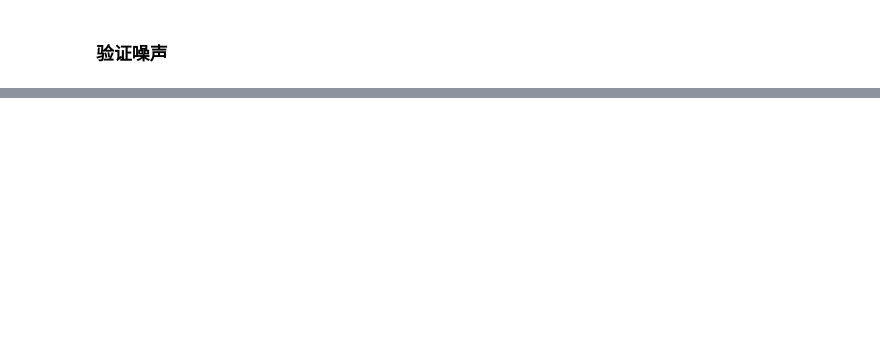
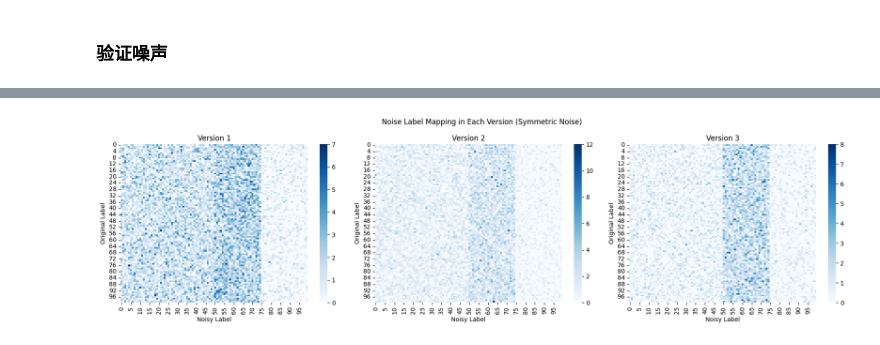
Before and after one commit to rainmilk/contra, a Jupyter notebook: result_analysis/dataset_analysis.ipynb, the cells around one changed output, grey strips where cells are left out. Saved outputs shown, nothing was run; the diff lists cells and outputs as text; code cells hidden in the pictures; blank space fills up the shorter version.

```diff
--- a/result_analysis/dataset_analysis.ipynb
+++ b/result_analysis/dataset_analysis.ipynb
@@ -731,0 +994,81 @@ Error loading labels for version 3: [Errno 2] No such file or directory: '../dat
+# %%
+import os
+import numpy as np
+import matplotlib.pyplot as plt
+import seaborn as sns
+import torch
+
+# 定义数据集的路径
+base_dir_asym = "../data/cifar-100/gen/nr_0.2_nt_asymmetric"
+base_dir_sym = "../data/cifar-100/gen/nr_0.2_nt_symmetric"
+num_versions = 3  # 假设有3个增量版本
+num_classes = 100  # CIFAR-100 共有100个类
+num_replay_samples = 2500  # D_a 包含的样本数
+
+# 加载每个版本的原始标签和噪声标签
+def load_labels(version, base_dir):
+    original_labels_path = os.path.join(base_dir, f"D_inc_0_labels.npy")  # 固定增量标签文件名
+    noisy_labels_path = os.path.join(base_dir, f"D_tr_labels_version_{version}.npy")
+
+    try:
+        original_labels = torch.load(original_labels_path).numpy()  # 使用 torch.load 并转换为 numpy
+        noisy_labels = torch.load(noisy_labels_path).numpy()
+
+        # 调试输出标签的大小
+        print(f"Version {version}: original_labels size = {len(original_labels)}, noisy_labels size = {len(noisy_labels)}")
+
+        # 剔除重放数据 D_a 的标签部分
+        noisy_labels = noisy_labels[num_replay_samples:]  # 从增量部分开始
+
+        # 确保 noisy_labels 和 original_labels 大小一致
+        if len(noisy_labels) != len(original_labels):
+            print(f"Mismatch detected in version {version}: Adjusting sizes")
+            if len(noisy_labels) > len(original_labels):
+                noisy_labels = noisy_labels[:len(original_labels)]
+            else:
+                original_labels = original_labels[:len(noisy_labels)]
+
+        return original_labels, noisy_labels
+    except Exception as e:
+        print(f"Error loading labels for version {version}: {e}")
+        return None, None
+
+# 计算并可视化对称噪声和非对称噪声的效果
+def plot_noise_effect(base_dir, noise_type):
+    plt.style.use("default")
+    fig, axs = plt.subplots(1, num_versions, figsize=(18, 5))
+    fig.suptitle(f"Noise Label Mapping in Each Version ({noise_type} Noise)")
+
+    for version in range(1, num_versions + 1):
+        original_labels, noisy_labels = load_labels(version, base_dir)
+
+        if original_labels is None or noisy_labels is None:
+            continue  # 如果加载失败，则跳过该版本
+
+        # 找到那些被噪声替换的样本
+        noise_mask = (original_labels != noisy_labels)  # 标签不同的部分即为噪声
+        original_labels_noisy = original_labels[noise_mask]
+        noisy_labels_only = noisy_labels[noise_mask]
+
+        # 构建噪声标签的映射矩阵
+        noise_mapping_matrix = np.zeros((num_classes, num_classes))  # 记录每个类的噪声标签分布
+        for orig, noisy in zip(original_labels_noisy, noisy_labels_only):
+            noise_mapping_matrix[orig, noisy] += 1
+
+        # 绘制热力图展示噪声标签的映射
+        sns.heatmap(noise_mapping_matrix, ax=axs[version - 1], cmap="Blues", cbar=True)
+        axs[version - 1].set_title(f"Version {version}")
+        axs[version - 1].set_xlabel("Noisy Label")
+        axs[version - 1].set_ylabel("Original Label")
+
+    plt.tight_layout()
+    plt.show()
+
+# 验证对称噪声效果
+print("对称噪声验证：")
+plot_noise_effect(base_dir_sym, "Symmetric")
+
+# 验证非对称噪声效果
+print("非对称噪声验证：")
+plot_noise_effect(base_dir_asym, "Asymmetric")
+# %% [output]
@@ -731,0 +1082 @@ Error loading labels for version 3: [Errno 2] No such file or directory: '../dat
+[figure, added]
```
Also changed, not shown: parts of 6 cells of this notebook, 4 other files.
